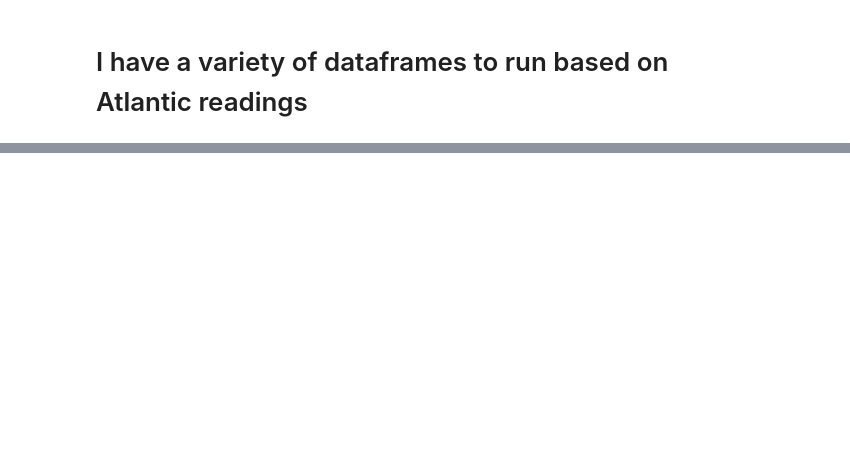
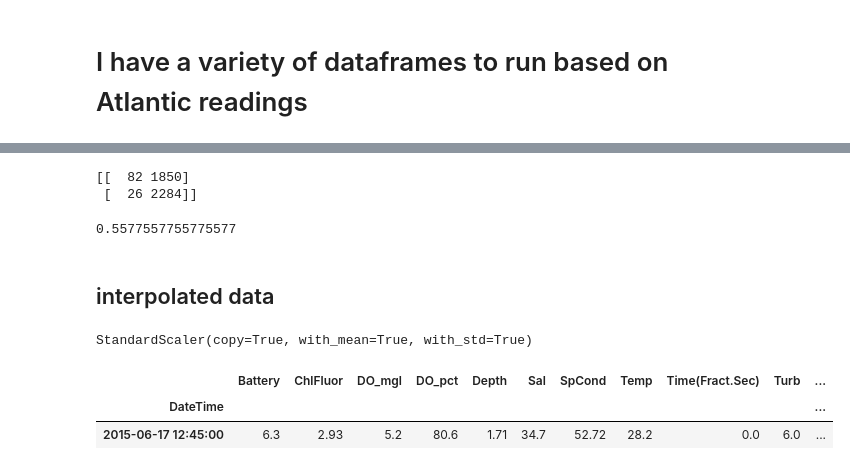
Before and after one commit to little-vixen/OceanProject, a Jupyter notebook: HuricaneFiltering.ipynb, the cells around one changed output, grey strips where cells are left out. Drawn from its saved outputs; the diff is of its cells as text; code cells hidden in the pictures; blank space fills up the shorter version.

```diff
--- a/HuricaneFiltering.ipynb
+++ b/HuricaneFiltering.ipynb
@@ -460,0 +470,7 @@ dfs = [newData, feats_vertZero, feats_filled, feats_sparse, feats_Zeros, sBest]
+# %%
+# new Data is the resampled data - has synthetic data points.
+# feats_filled used interpolation to fill missing data
+# feats_sparse just dropped all na values and only has the leftovers
+# feats_zeros just filled all nas with zeros
+# sBest is entirely made up of actual data with no fills.  Dropped vertposm from the features to create this.
+dfs = [newData, feats_filled, feats_sparse, feats_Zeros, sBest]
@@ -460,0 +644,26 @@ dfs = [newData, feats_vertZero, feats_filled, feats_sparse, feats_Zeros, sBest]
+# %%
+pred = search.best_estimator_.predict(X_test)
+print(confusion_matrix(y_test, pred))
+# %% [output]
+[[  82 1850]
+ [  26 2284]]
+# %%
+accuracy_score(y_test, pred)
+# %% [output]
+0.5577557755775577
+# %% [markdown]
+## interpolated data
+# %%
+df = pd.DataFrame(dfs[1])
+X = df.drop(columns = ['Huricane'])
+y = (df.Huricane)
+scale = StandardScaler()
+scale.fit(X)
+# %% [output]
+StandardScaler(copy=True, with_mean=True, with_std=True)
+# %%
+X.head(1)
+# %% [output]
+|  | Battery | ChlFluor | DO_mgl | DO_pct | Depth | Sal | SpCond | Temp | Time(Fract.Sec) | Turb | ... |
+| DateTime |  |  |  |  |  |  |  |  |  |  | ... |
+| 2015-06-17 12:45:00 | 6.3 | 2.93 | 5.2 | 80.6 | 1.71 | 34.7 | 52.72 | 28.2 | 0.0 | 6.0 | ... |
```
Also changed, not shown: parts of 158 cells of this notebook.
